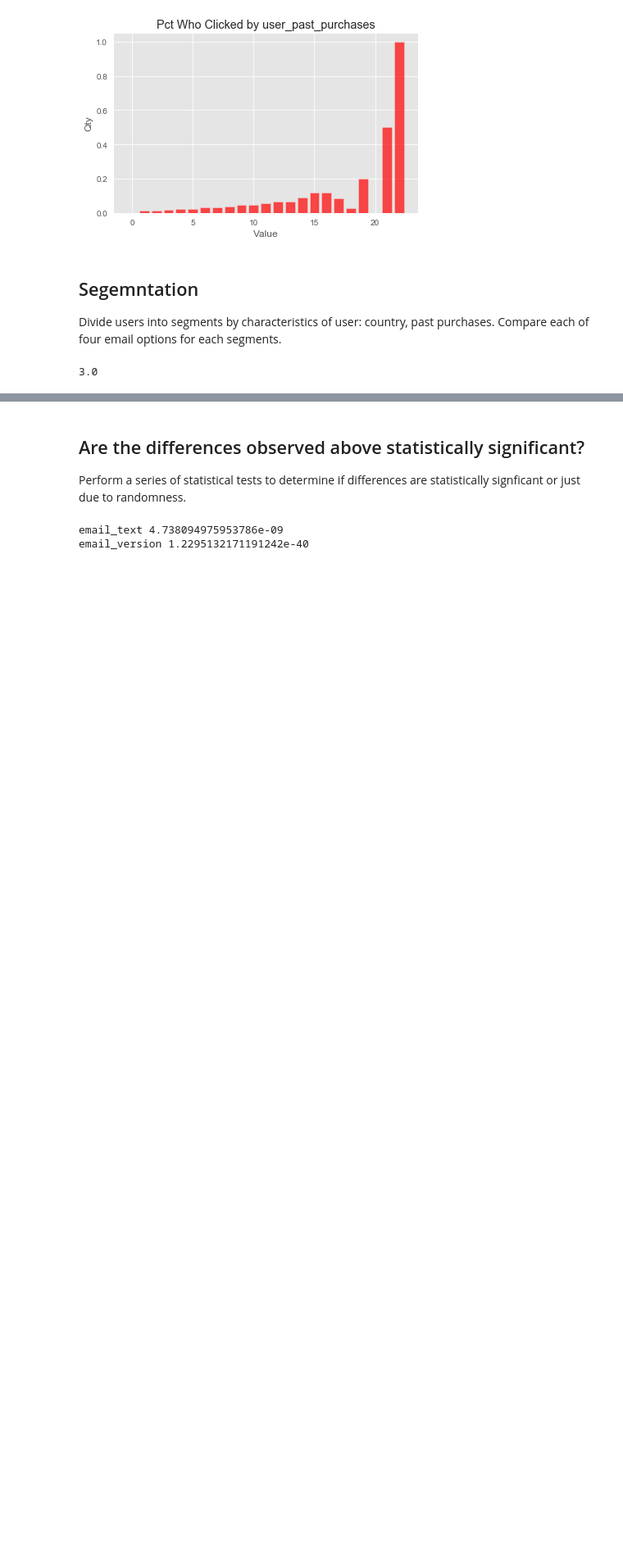
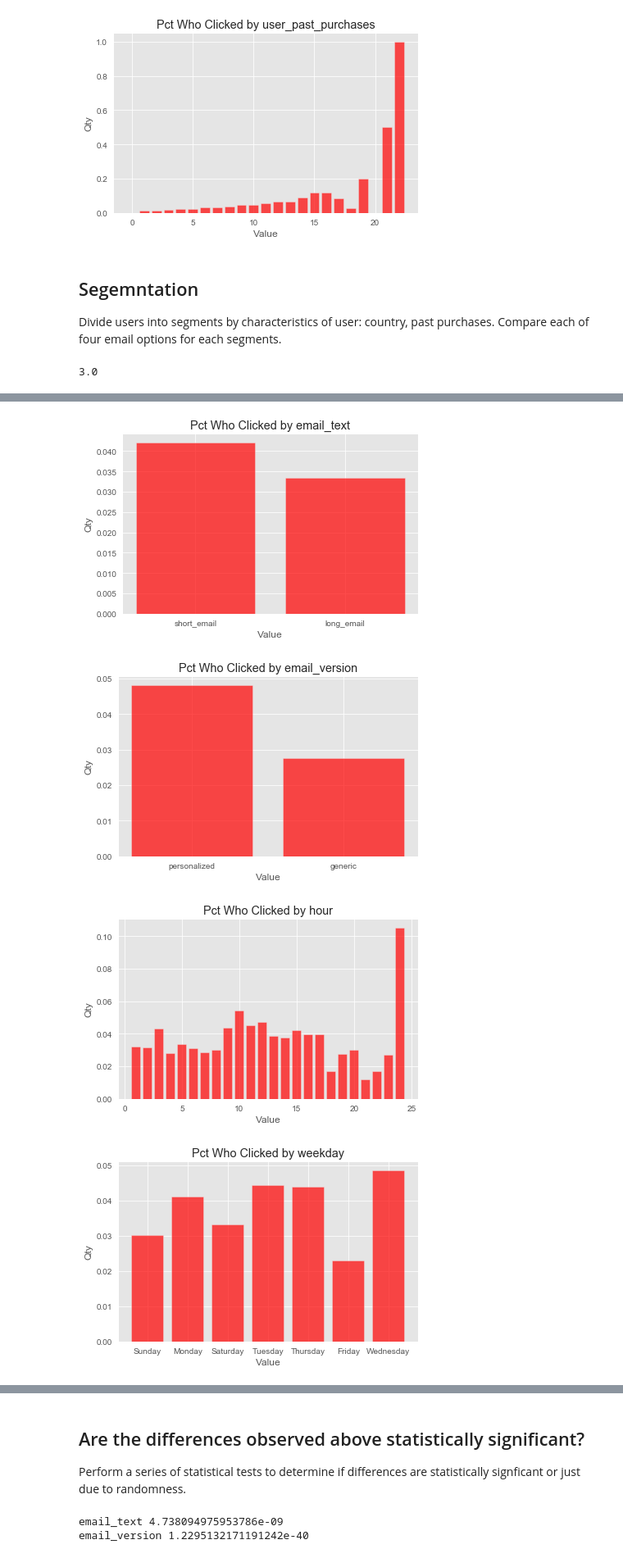
Before and after one commit to jeremymiller00/email_marketing, a Jupyter notebook: email_marketing_report.ipynb, the cells around one changed output, grey strips where cells are left out. Shown at 82% size. Drawn from its saved outputs; the diff is of its cells as text; code cells hidden in the pictures; blank space fills up the shorter version.

```diff
--- a/email_marketing_report.ipynb
+++ b/email_marketing_report.ipynb
@@ -83,0 +104,7 @@ df[df["user_country"] == "US"] & df["user_past_purchases"] <= 3
+# %%
+pct_by_feature(us_h, colms)
+# %% [output]
+[figure, added]
+[figure, added]
+[figure, added]
+[figure, added]
```
Also changed, not shown: parts of 7 cells of this notebook, 1 other file.
